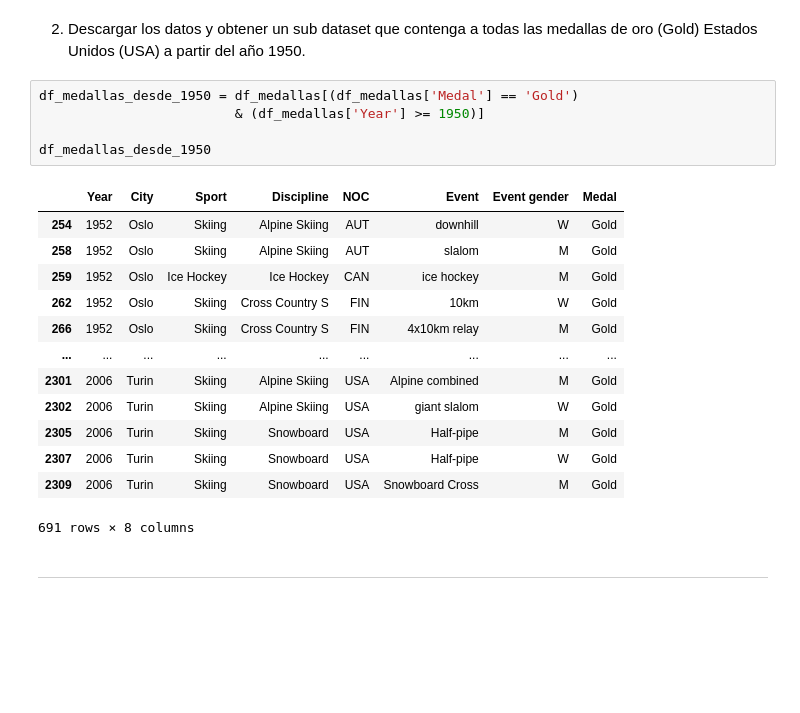
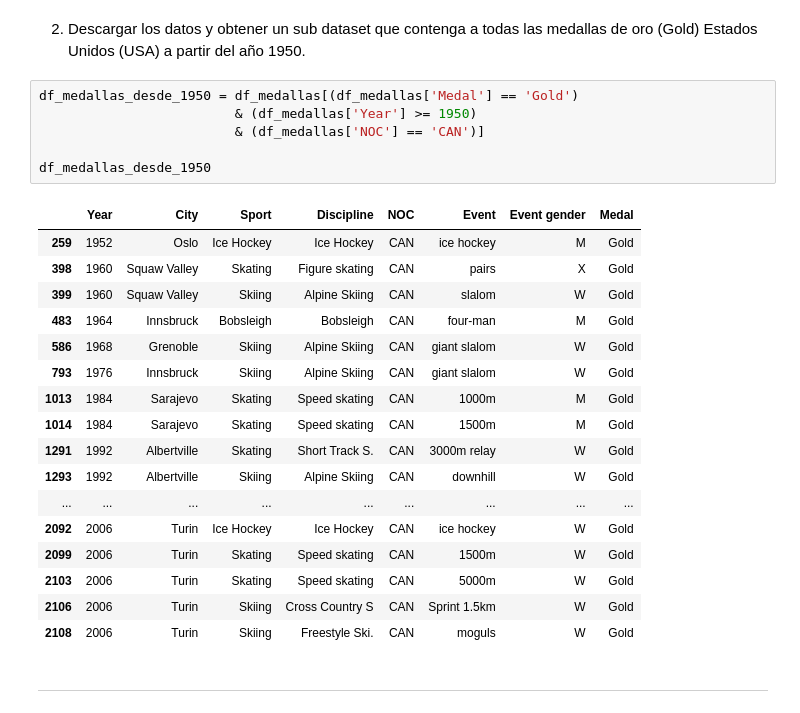
Before and after one commit to ricardolujan991/alkemy, a Jupyter notebook: UNIDAD-20-PANDAS-2/notebook.ipynb, the cells around one changed output. Cells and saved outputs as stored; diff of their text form; blank space fills up the shorter version.

```diff
--- a/UNIDAD-20-PANDAS-2/notebook.ipynb
+++ b/UNIDAD-20-PANDAS-2/notebook.ipynb
@@ -49,23 +49,28 @@ todas las medallas de oro (Gold) Estados Unidos (USA) a partir del
 año 1950.
 # %%
 df_medallas_desde_1950 = df_medallas[(df_medallas['Medal'] == 'Gold')
-                         & (df_medallas['Year'] >= 1950)]
+                         & (df_medallas['Year'] >= 1950)
+                         & (df_medallas['NOC'] == 'CAN')]
 
 df_medallas_desde_1950
 # %% [output]
 |  | Year | City | Sport | Discipline | NOC | Event | Event gender | Medal |
-| 254 | 1952 | Oslo | Skiing | Alpine Skiing | AUT | downhill | W | Gold |
-| 258 | 1952 | Oslo | Skiing | Alpine Skiing | AUT | slalom | M | Gold |
 | 259 | 1952 | Oslo | Ice Hockey | Ice Hockey | CAN | ice hockey | M | Gold |
-| 262 | 1952 | Oslo | Skiing | Cross Country S | FIN | 10km | W | Gold |
-| 266 | 1952 | Oslo | Skiing | Cross Country S | FIN | 4x10km relay | M | Gold |
+| 398 | 1960 | Squaw Valley | Skating | Figure skating | CAN | pairs | X | Gold |
+| 399 | 1960 | Squaw Valley | Skiing | Alpine Skiing | CAN | slalom | W | Gold |
+| 483 | 1964 | Innsbruck | Bobsleigh | Bobsleigh | CAN | four-man | M | Gold |
+| 586 | 1968 | Grenoble | Skiing | Alpine Skiing | CAN | giant slalom | W | Gold |
+| 793 | 1976 | Innsbruck | Skiing | Alpine Skiing | CAN | giant slalom | W | Gold |
+| 1013 | 1984 | Sarajevo | Skating | Speed skating | CAN | 1000m | M | Gold |
+| 1014 | 1984 | Sarajevo | Skating | Speed skating | CAN | 1500m | M | Gold |
+| 1291 | 1992 | Albertville | Skating | Short Track S. | CAN | 3000m relay | W | Gold |
+| 1293 | 1992 | Albertville | Skiing | Alpine Skiing | CAN | downhill | W | Gold |
 | ... | ... | ... | ... | ... | ... | ... | ... | ... |
-| 2301 | 2006 | Turin | Skiing | Alpine Skiing | USA | Alpine combined | M | Gold |
-| 2302 | 2006 | Turin | Skiing | Alpine Skiing | USA | giant slalom | W | Gold |
-| 2305 | 2006 | Turin | Skiing | Snowboard | USA | Half-pipe | M | Gold |
-| 2307 | 2006 | Turin | Skiing | Snowboard | USA | Half-pipe | W | Gold |
-| 2309 | 2006 | Turin | Skiing | Snowboard | USA | Snowboard Cross | M | Gold |
+| 2092 | 2006 | Turin | Ice Hockey | Ice Hockey | CAN | ice hockey | W | Gold |
+| 2099 | 2006 | Turin | Skating | Speed skating | CAN | 1500m | W | Gold |
+| 2103 | 2006 | Turin | Skating | Speed skating | CAN | 5000m | W | Gold |
+| 2106 | 2006 | Turin | Skiing | Cross Country S | CAN | Sprint 1.5km | W | Gold |
+| 2108 | 2006 | Turin | Skiing | Freestyle Ski. | CAN | moguls | W | Gold |
-691 rows × 8 columns
 # %% [markdown]
 ---
 # %% [markdown]
```
Also changed, not shown: parts of 2 cells of this notebook, 3 other files.
